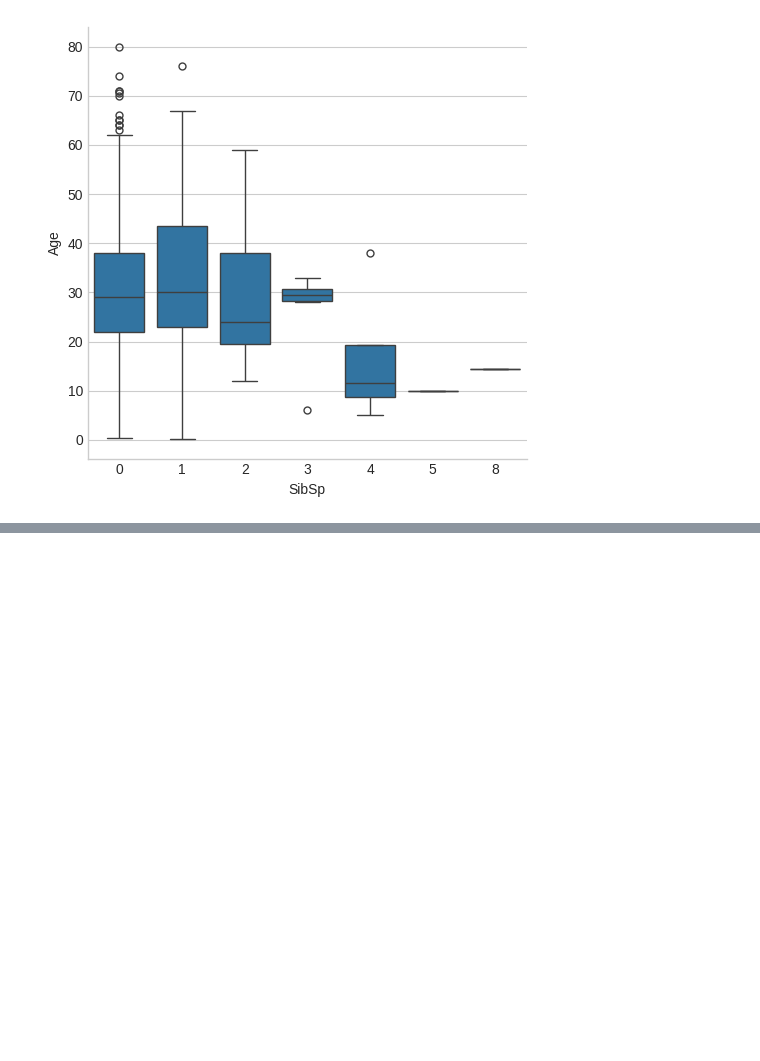
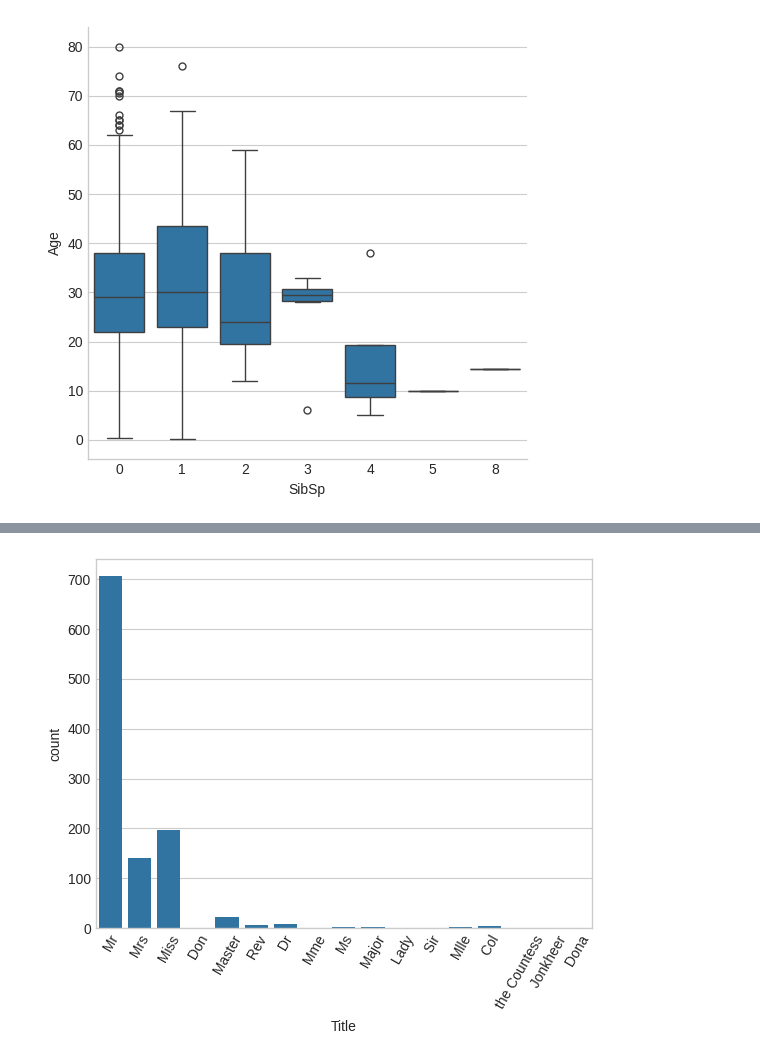
Before and after one commit to akalinirem/machine_learning, a Jupyter notebook: pages/titanic_project/titanic_project.ipynb, the cells around one changed output, grey strips where cells are left out. Saved outputs shown, nothing was run; the diff lists cells and outputs as text; code cells hidden in the pictures; blank space fills up the shorter version.

```diff
--- a/pages/titanic_project/titanic_project.ipynb
+++ b/pages/titanic_project/titanic_project.ipynb
@@ -671,0 +683,10 @@ sns.heatmap(train_df[["Age","Sex"]])
+# %%
+index_nan_age = (train_df["Age"][train_df["Age"].isnull()].index)
+for i in index_nan_age:
+    age_pred = train_df["Age"][((train_df["SibSp"] == train_df.iloc[i]["SibSp"]) & (train_df["Parch"] == train_df.iloc[i]["Parch"]) & (train_df["Pclass"] == train_df.iloc[i]["Pclass"]))].median()
+    age_med = train_df["Age"].median()
+    if not np.isnan(age_pred):
+        train_df["Age"].iloc[i] = age_pred
+
+    else:
+        train_df["Age"].iloc[i] = age_med
@@ -671,0 +724,3 @@ sns.heatmap(train_df[["Age","Sex"]])
+# %%
+name = train_df["Name"]
+train_df["Title"] = [i.split(".")[0].split(",")[-1] for i in name]
@@ -671,0 +741,6 @@ sns.heatmap(train_df[["Age","Sex"]])
+# %%
+sns.countplot(x="Title", data = train_df)
+plt.xticks(rotation = 60)
+plt.show()
+# %% [output]
+[figure, added]
```
Also changed, not shown: parts of 13 cells of this notebook.
